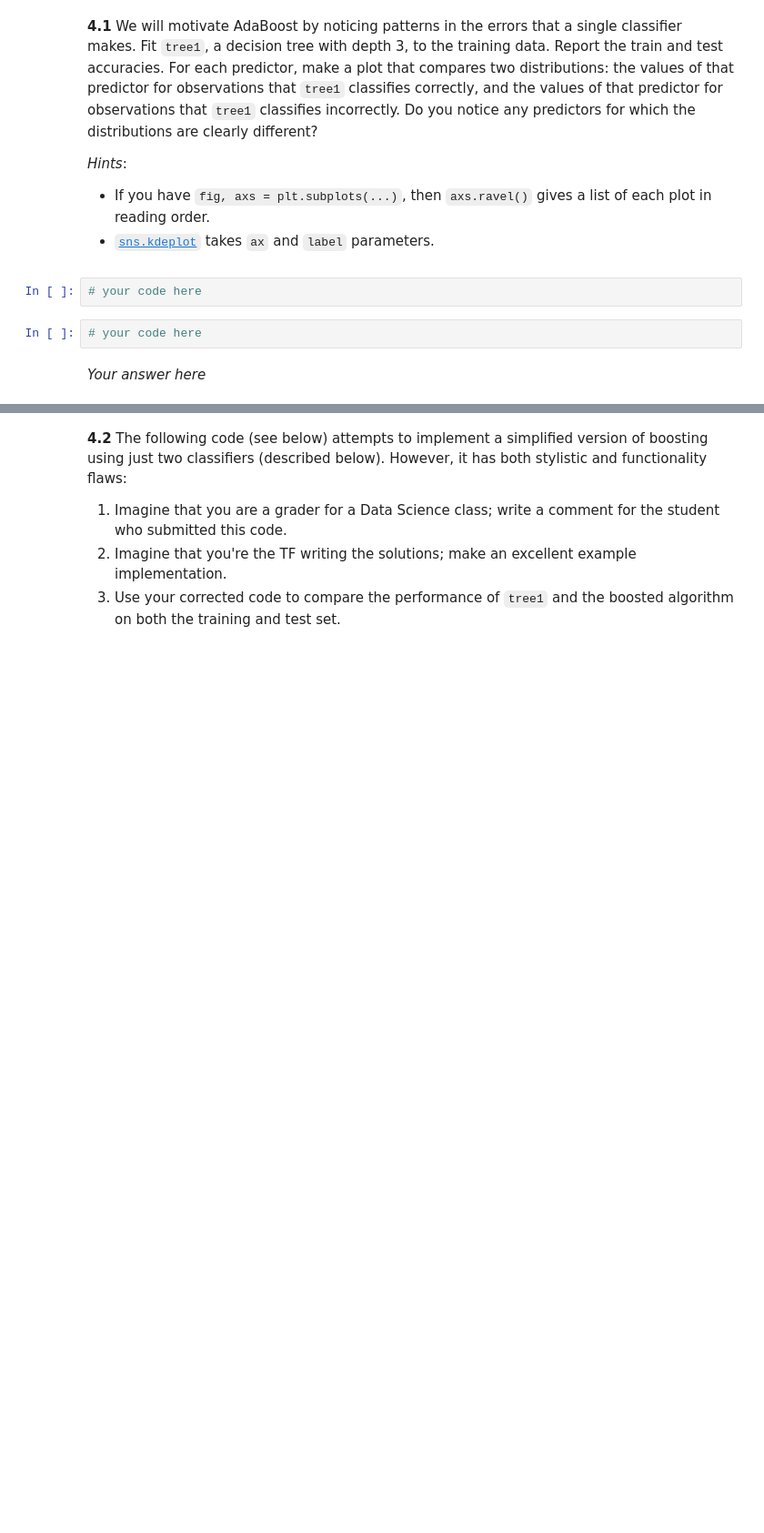
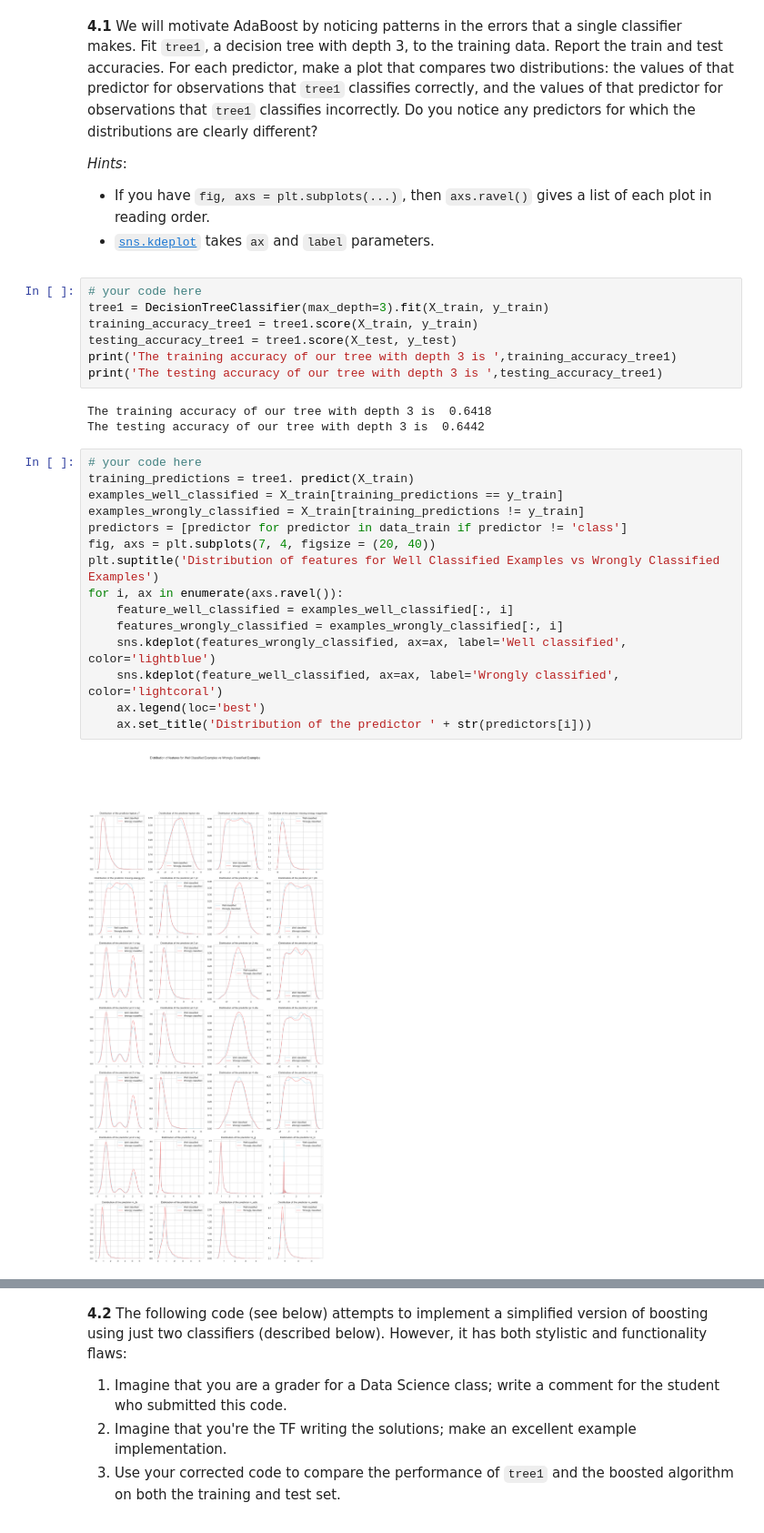
Before and after one commit to DavidAssaraf106/2020-CS109A, a Jupyter notebook: content/Homeworks/HW6/cs109a_hw6_students.ipynb, the cells around one changed output, grey strips where cells are left out. Shown at 91% size. Cells and saved outputs as stored; diff of their text form; blank space fills up the shorter version.

```diff
--- a/content/Homeworks/HW6/cs109a_hw6_students.ipynb
+++ b/content/Homeworks/HW6/cs109a_hw6_students.ipynb
@@ -601,9 +598,30 @@ Report the train and test accuracies. For each predictor, make a plot that compa
  - [`sns.kdeplot`](https://seaborn.pydata.org/generated/seaborn.kdeplot.html) takes `ax` and `label` parameters.
 
  </div>
-# %%
-# your code here
-# %%
-# your code here
-# %% [markdown]
-*Your answer here*
+# %%
+# your code here
+tree1 = DecisionTreeClassifier(max_depth=3).fit(X_train, y_train)
+training_accuracy_tree1 = tree1.score(X_train, y_train)
+testing_accuracy_tree1 = tree1.score(X_test, y_test)
+print('The training accuracy of our tree with depth 3 is ',training_accuracy_tree1)
+print('The testing accuracy of our tree with depth 3 is ',testing_accuracy_tree1)
+# %% [output]
+The training accuracy of our tree with depth 3 is  0.6418
+The testing accuracy of our tree with depth 3 is  0.6442
+# %%
+# your code here
+training_predictions = tree1. predict(X_train)
+examples_well_classified = X_train[training_predictions == y_train]
+examples_wrongly_classified = X_train[training_predictions != y_train]
+predictors = [predictor for predictor in data_train if predictor != 'class']
+fig, axs = plt.subplots(7, 4, figsize = (20, 40))
+plt.suptitle('Distribution of features for Well Classified Examples vs Wrongly Classified Examples')
+for i, ax in enumerate(axs.ravel()):
+    feature_well_classified = examples_well_classified[:, i]
+    features_wrongly_classified = examples_wrongly_classified[:, i]
+    sns.kdeplot(features_wrongly_classified, ax=ax, label='Well classified', color='lightblue')
+    sns.kdeplot(feature_well_classified, ax=ax, label='Wrongly classified', color='lightcoral')
+    ax.legend(loc='best')
+    ax.set_title('Distribution of the predictor ' + str(predictors[i]))
+# %% [output]
+[figure, added]
```
Also changed, not shown: parts of 32 cells of this notebook, 9 other files.
